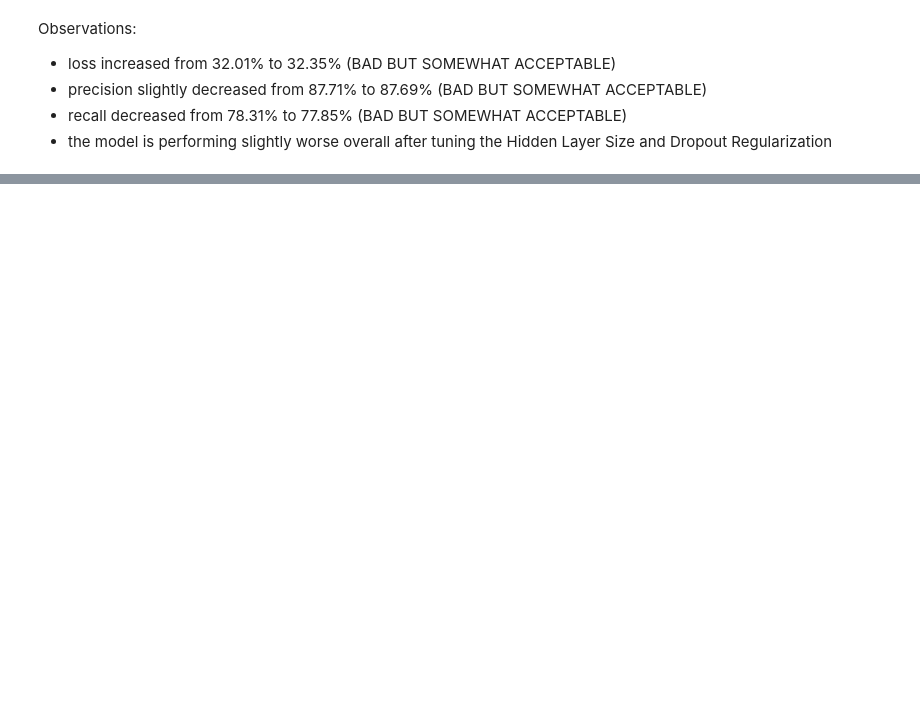
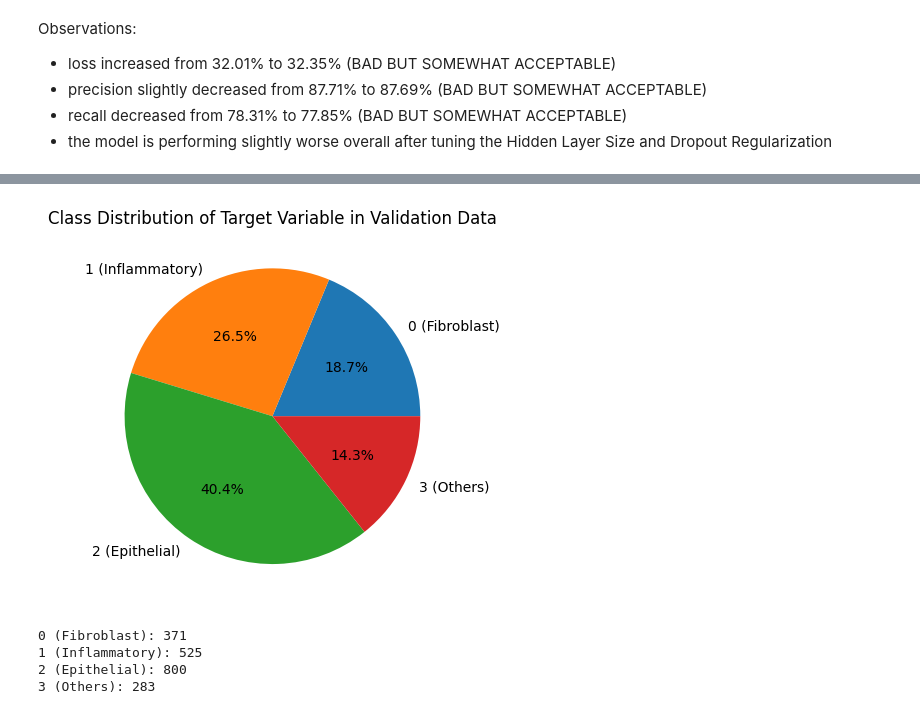
Before and after one commit to IbrahimAshhab/ML-A2-Colon-Cancer, a Jupyter notebook: s3953973_s4007880.ipynb, the cells around one changed output, grey strips where cells are left out. Saved outputs shown, nothing was run; the diff lists cells and outputs as text; code cells hidden in the pictures; blank space fills up the shorter version.

```diff
--- a/s3953973_s4007880.ipynb
+++ b/s3953973_s4007880.ipynb
@@ -619,0 +848,22 @@ Observations:
+# %%
+val_data['cellType'] = val_data['cellType'].astype(int)
+plt.title('Class Distribution of Target Variable in Validation Data')
+
+class_count = val_data['cellType'].value_counts()
+
+# number of samples in each class
+val_data_class_counts = [class_count[0], class_count[1], class_count[2], class_count[3]]
+
+# create the pie chart
+plt.pie(val_data_class_counts, labels=['0 (Fibroblast)', '1 (Inflammatory)', '2 (Epithelial)', '3 (Others)'], autopct='%1.1f%%')
+plt.show()
+print("0 (Fibroblast):", val_data_class_counts[0])
+print("1 (Inflammatory):", val_data_class_counts[1])
+print("2 (Epithelial):", val_data_class_counts[2])
+print("3 (Others):", val_data_class_counts[3])
+# %% [output]
+[figure, added]
+0 (Fibroblast): 371
+1 (Inflammatory): 525
+2 (Epithelial): 800
+3 (Others): 283
```
Also changed, not shown: parts of 32 cells of this notebook.
